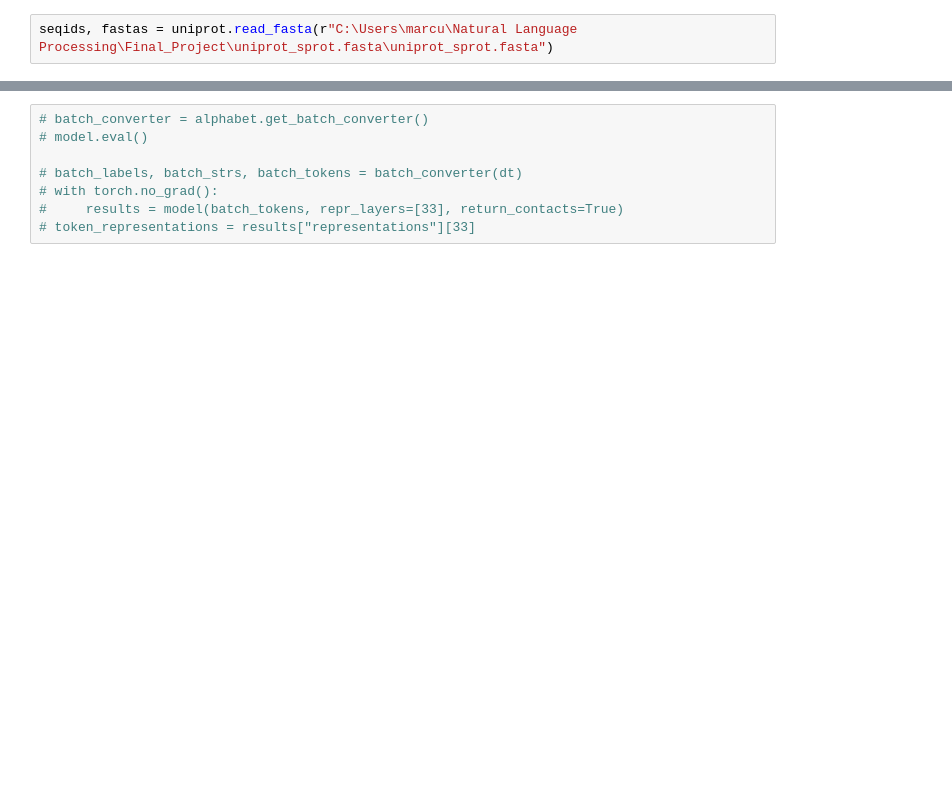
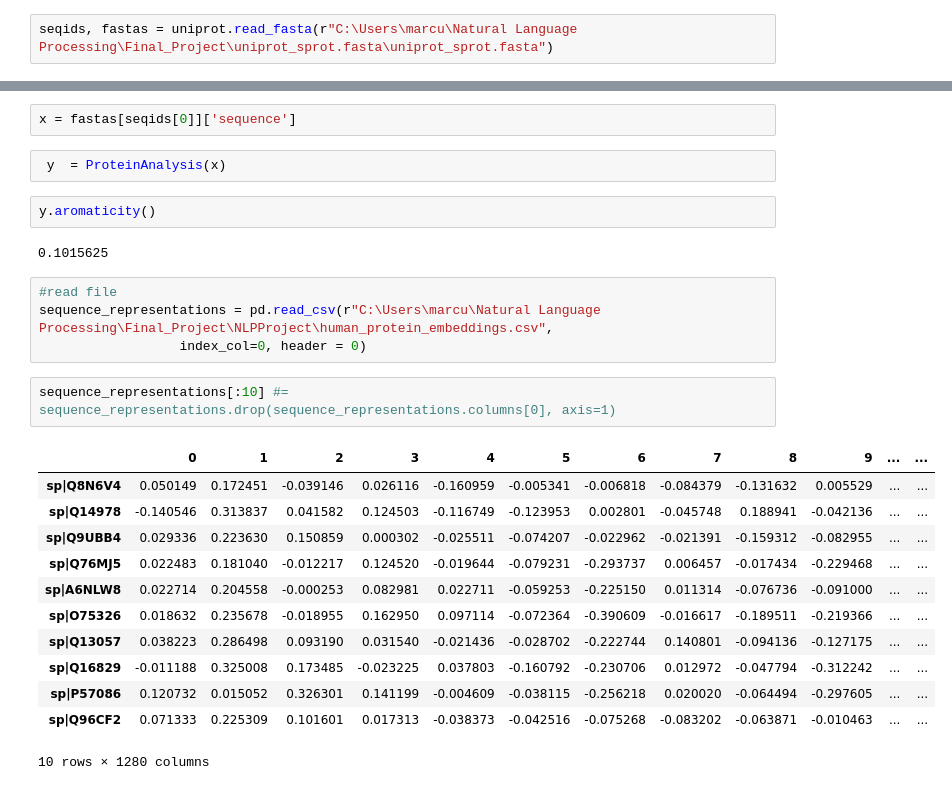
Before and after one commit to lewinsohndp/NLPProject, a Jupyter notebook: cluster_properties.ipynb, the cells around one changed output, grey strips where cells are left out. Drawn from its saved outputs; the diff is of its cells as text; blank space fills up the shorter version.

```diff
--- a/cluster_properties.ipynb
+++ b/cluster_properties.ipynb
@@ -27,8 +12,27 @@ Using cache found in C:\Users\marcu/.cache\torch\hub\facebookresearch_esm_main
-# %%
-# batch_converter = alphabet.get_batch_converter()
-# model.eval()
-
-# batch_labels, batch_strs, batch_tokens = batch_converter(dt)
-# with torch.no_grad():
-#     results = model(batch_tokens, repr_layers=[33], return_contacts=True)
-# token_representations = results["representations"][33]
+# %%
+x = fastas[seqids[0]]['sequence']
+# %%
+ y  = ProteinAnalysis(x)
+# %%
+y.aromaticity()
+# %% [output]
+0.1015625
+# %%
+#read file
+sequence_representations = pd.read_csv(r"C:\Users\marcu\Natural Language Processing\Final_Project\NLPProject\human_protein_embeddings.csv",
+                  index_col=0, header = 0)
+# %%
+sequence_representations[:10] #= sequence_representations.drop(sequence_representations.columns[0], axis=1)
+# %% [output]
+|  | 0 | 1 | 2 | 3 | 4 | 5 | 6 | 7 | 8 | 9 | ... | ... |
+| sp|Q8N6V4 | 0.050149 | 0.172451 | -0.039146 | 0.026116 | -0.160959 | -0.005341 | -0.006818 | -0.084379 | -0.131632 | 0.005529 | ... | ... |
+| sp|Q14978 | -0.140546 | 0.313837 | 0.041582 | 0.124503 | -0.116749 | -0.123953 | 0.002801 | -0.045748 | 0.188941 | -0.042136 | ... | ... |
+| sp|Q9UBB4 | 0.029336 | 0.223630 | 0.150859 | 0.000302 | -0.025511 | -0.074207 | -0.022962 | -0.021391 | -0.159312 | -0.082955 | ... | ... |
+| sp|Q76MJ5 | 0.022483 | 0.181040 | -0.012217 | 0.124520 | -0.019644 | -0.079231 | -0.293737 | 0.006457 | -0.017434 | -0.229468 | ... | ... |
+| sp|A6NLW8 | 0.022714 | 0.204558 | -0.000253 | 0.082981 | 0.022711 | -0.059253 | -0.225150 | 0.011314 | -0.076736 | -0.091000 | ... | ... |
+| sp|O75326 | 0.018632 | 0.235678 | -0.018955 | 0.162950 | 0.097114 | -0.072364 | -0.390609 | -0.016617 | -0.189511 | -0.219366 | ... | ... |
+| sp|Q13057 | 0.038223 | 0.286498 | 0.093190 | 0.031540 | -0.021436 | -0.028702 | -0.222744 | 0.140801 | -0.094136 | -0.127175 | ... | ... |
+| sp|Q16829 | -0.011188 | 0.325008 | 0.173485 | -0.023225 | 0.037803 | -0.160792 | -0.230706 | 0.012972 | -0.047794 | -0.312242 | ... | ... |
+| sp|P57086 | 0.120732 | 0.015052 | 0.326301 | 0.141199 | -0.004609 | -0.038115 | -0.256218 | 0.020020 | -0.064494 | -0.297605 | ... | ... |
+| sp|Q96CF2 | 0.071333 | 0.225309 | 0.101601 | 0.017313 | -0.038373 | -0.042516 | -0.075268 | -0.083202 | -0.063871 | -0.010463 | ... | ... |
+10 rows × 1280 columns
```
Also changed, not shown: parts of 20 cells of this notebook.
